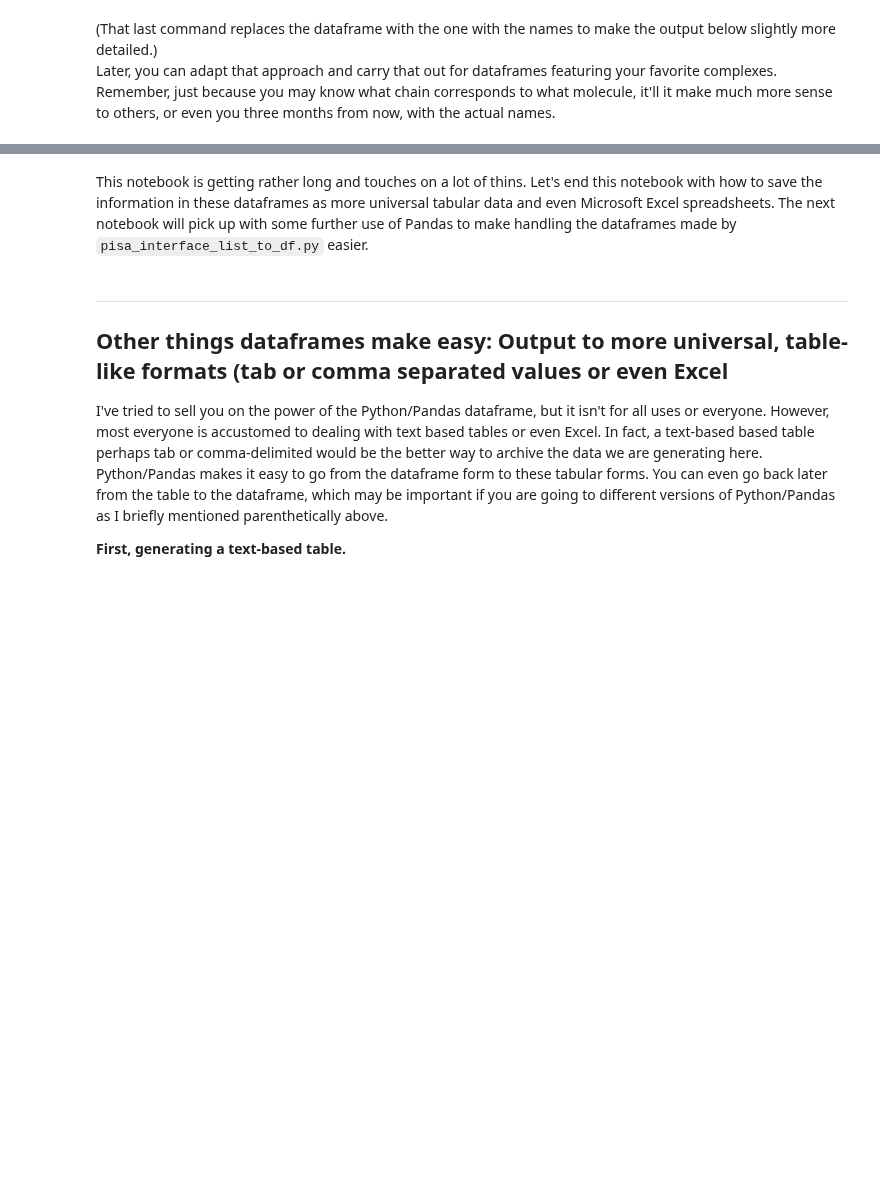
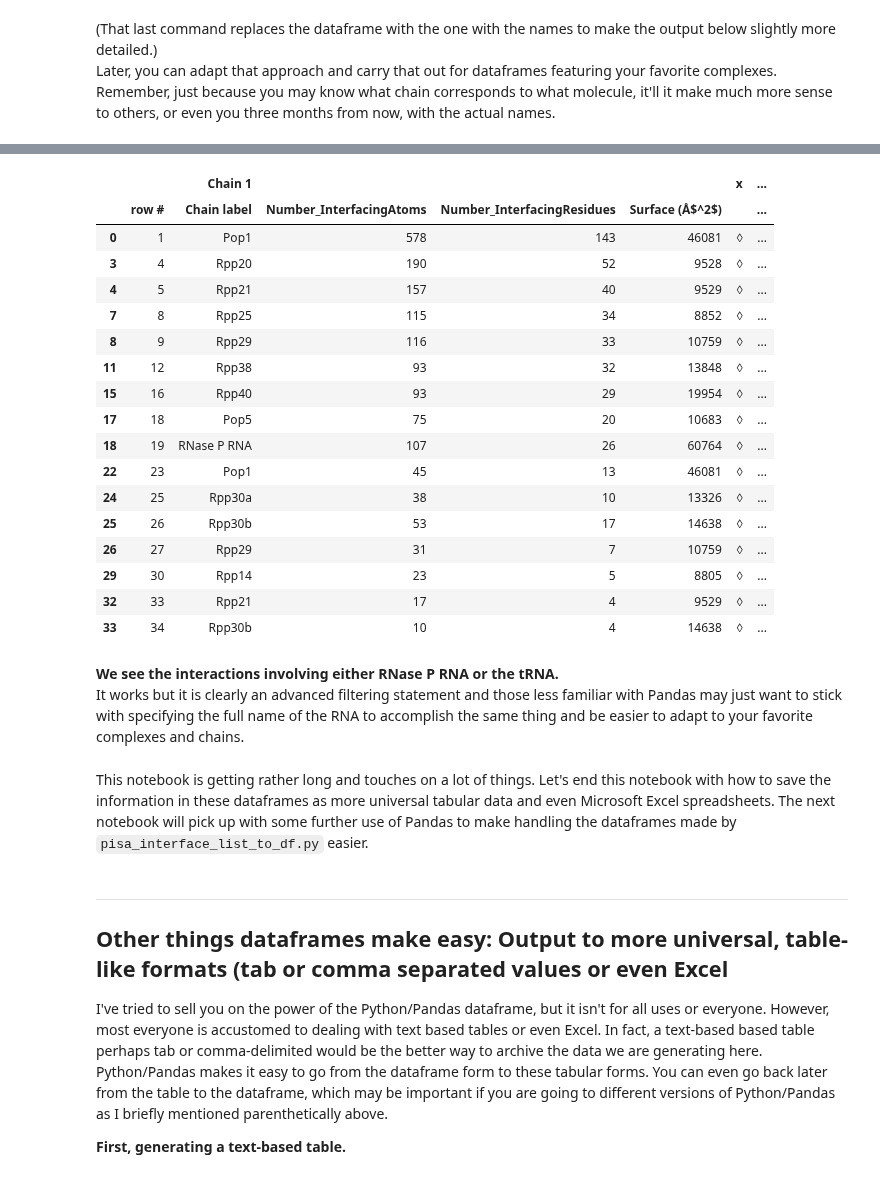
Before and after one commit to fomightez/pdbepisa-binder, a Jupyter notebook: notebooks/working_with_dataframes_and_making_clearer.ipynb, the cells around one changed output, grey strips where cells are left out. Cells and saved outputs as stored; diff of their text form; code cells hidden in the pictures; blank space fills up the shorter version.

Commit message:
add the complex filtering possible using molecule names

```diff
--- a/notebooks/working_with_dataframes_and_making_clearer.ipynb
+++ b/notebooks/working_with_dataframes_and_making_clearer.ipynb
@@ -368,5 +396,30 @@ Later, you can adapt that approach and carry that out for dataframes featuring y
+# %%
+#filter to just those involving the RNA
+df[df[df.columns[1]].str.contains('RNA')|df[df.columns[6]].str.contains('RNA')]
+# %% [output]
+|  |  | Chain 1 |  |  |  | x | ... |
+|  | row # | Chain label | Number_InterfacingAtoms | Number_InterfacingResidues | Surface (Å$^2$) |  | ... |
+| 0 | 1 | Pop1 | 578 | 143 | 46081 | ◊ | ... |
+| 3 | 4 | Rpp20 | 190 | 52 | 9528 | ◊ | ... |
+| 4 | 5 | Rpp21 | 157 | 40 | 9529 | ◊ | ... |
+| 7 | 8 | Rpp25 | 115 | 34 | 8852 | ◊ | ... |
+| 8 | 9 | Rpp29 | 116 | 33 | 10759 | ◊ | ... |
+| 11 | 12 | Rpp38 | 93 | 32 | 13848 | ◊ | ... |
+| 15 | 16 | Rpp40 | 93 | 29 | 19954 | ◊ | ... |
+| 17 | 18 | Pop5 | 75 | 20 | 10683 | ◊ | ... |
+| 18 | 19 | RNase P RNA | 107 | 26 | 60764 | ◊ | ... |
+| 22 | 23 | Pop1 | 45 | 13 | 46081 | ◊ | ... |
+| 24 | 25 | Rpp30a | 38 | 10 | 13326 | ◊ | ... |
+| 25 | 26 | Rpp30b | 53 | 17 | 14638 | ◊ | ... |
+| 26 | 27 | Rpp29 | 31 | 7 | 10759 | ◊ | ... |
+| 29 | 30 | Rpp14 | 23 | 5 | 8805 | ◊ | ... |
+| 32 | 33 | Rpp21 | 17 | 4 | 9529 | ◊ | ... |
+| 33 | 34 | Rpp30b | 10 | 4 | 14638 | ◊ | ... |
+# %% [markdown]
+**We see the interactions involving either RNase P RNA or the tRNA.**
+It works but it is clearly an advanced filtering statement and those less familiar with Pandas may just want to stick with specifying the full name of the RNA to accomplish the same thing and be easier to adapt to your favorite complexes and chains.
 # %% [markdown]
-This notebook is getting rather long and touches on a lot of thins. Let's end this notebook with how to save the information in these dataframes as more universal tabular data and even Microsoft Excel spreadsheets. The next notebook will pick up with some further use of Pandas to make handling the dataframes made by `pisa_interface_list_to_df.py` easier.
+This notebook is getting rather long and touches on a lot of things. Let's end this notebook with how to save the information in these dataframes as more universal tabular data and even Microsoft Excel spreadsheets. The next notebook will pick up with some further use of Pandas to make handling the dataframes made by `pisa_interface_list_to_df.py` easier.
 # %% [markdown]
 ------------
 
```
Also changed, not shown: parts of 5 cells of this notebook.
